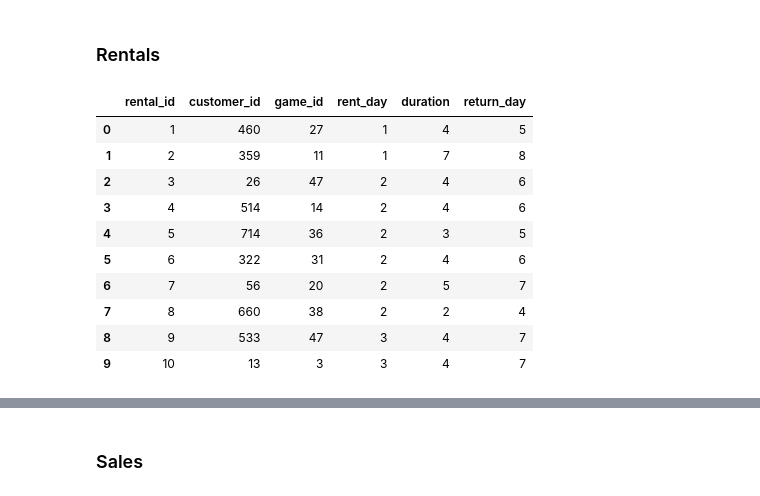
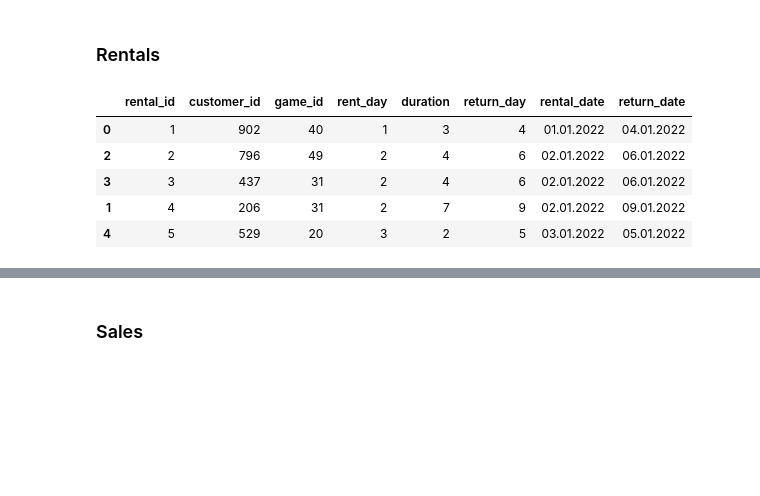
Before and after one commit to maggszy/Geeks-Dragons, a Jupyter notebook: generating.ipynb, the cells around one changed output, grey strips where cells are left out. Drawn from its saved outputs; the diff is of its cells as text; code cells hidden in the pictures; blank space fills up the shorter version.

```diff
--- a/generating.ipynb
+++ b/generating.ipynb
@@ -30,6 +11,6 @@ games_df.head()
 # %%
 GAMES_AMOUNT = 50
 CUSTOMERS_AMOUNT = 1000
-EMPLOYEES_AMOUNT = 4
+EMPLOYEES_AMOUNT = 6
 YEAR = 2022
 PRICE_FOR_DAY = 10
@@ -36,2 +19,22 @@ PRICE_FOR_DAY = 10
+# %%
+def generate_list_with_occurrences(numbers, occurrences):
+    result = [number  for number, occurrence in zip(numbers, occurrences) for _ in range(occurrence)]
+    return result
+
+def generate_date_from_day_number(row):
+    return datetime.datetime.strptime(str(YEAR) + "-" + str(row["rent_day"]), "%Y-%j").strftime("%d.%m.%Y")
+
+def generate_return_date(row):
+    rental_date = datetime.datetime.strptime(row["rental_date"], "%d.%m.%Y")
+    return_date = rental_date  + datetime.timedelta(days = row["duration"] ) # maksymalnie tydzien
+    return  return_date.strftime("%d.%m.%Y") if return_date.year == rental_date.year else None
+
+def generate_employee_id(year_day):
+    if year_day % 3 == 0:
+        return random.randint(1,2)
+    elif year_day % 3 == 1:
+        return random.randint(1,2)
+    elif year_day % 3 == 2:
+        return random.randint(5,6)
 # %% [markdown]
 ### GAMES
@@ -81,7 +102,7 @@ birth_dates = [fake.date_between(start_date = "-50y", end_date = "-20y").strftim
 customers_tbl["birth_date"] = birth_dates
 # %%
 def generate_email(row):
-    return row["first_name"].lower()+"."+ row["last_name"].lower() + "@mail.com"
+    return row["first_name"].lower()+"."+ row["last_name"].lower() + str(np.random.randint(0,1000))+ "@mail.com"
 # %%
 customers_tbl["email"] = customers_tbl.apply(lambda row: generate_email(row), axis=1)
 # %%
@@ -215,26 +228,18 @@ rentals_tbl["game_id"] = random.choices(range(1,GAMES_AMOUNT+1), k = np.sum(rent
 rentals_tbl["rent_day"]= generate_list_with_occurrences(day_of_year, rent_daily)
 rentals_tbl["duration"] = np.random.poisson(3, rentals_tbl.shape[0]) + 1
 rentals_tbl["return_day"] = rentals_tbl["rent_day"] + rentals_tbl["duration"]
-#rentals_tbl["rental_date"] = rentals_tbl.apply(lambda row: generate_date_from_day_number(row), axis=1)
-#rentals_tbl["return_date"] = rentals_tbl.apply(lambda row: generate_return_date(row), axis=1)
-
-#rentals_tbl["duration"] = rentals_tbl.apply(lambda row: rental_duration(row), axis=1)
-#rentals_tbl = rentals_tbl.drop("day_num", axis = 1)
-rentals_tbl.sort_values(by = ["rent_day", "return_day"])
+rentals_tbl = rentals_tbl.sort_values(by = ["rent_day", "return_day"])
+rentals_tbl["rental_date"] = rentals_tbl.apply(lambda row: generate_date_from_day_number(row), axis=1)
+rentals_tbl["return_date"] = rentals_tbl.apply(lambda row: generate_return_date(row), axis=1)
 rentals_tbl.insert(0, "rental_id", np.arange(1, rentals_tbl.shape[0]+1))
 # %%
-rentals_tbl.head(10)
+rentals_tbl.head()
 # %% [output]
-|  | rental_id | customer_id | game_id | rent_day | duration | return_day |
-| 0 | 1 | 460 | 27 | 1 | 4 | 5 |
-| 1 | 2 | 359 | 11 | 1 | 7 | 8 |
-| 2 | 3 | 26 | 47 | 2 | 4 | 6 |
-| 3 | 4 | 514 | 14 | 2 | 4 | 6 |
-| 4 | 5 | 714 | 36 | 2 | 3 | 5 |
-| 5 | 6 | 322 | 31 | 2 | 4 | 6 |
-| 6 | 7 | 56 | 20 | 2 | 5 | 7 |
-| 7 | 8 | 660 | 38 | 2 | 2 | 4 |
-| 8 | 9 | 533 | 47 | 3 | 4 | 7 |
-| 9 | 10 | 13 | 3 | 3 | 4 | 7 |
+|  | rental_id | customer_id | game_id | rent_day | duration | return_day | rental_date | return_date |
+| 0 | 1 | 902 | 40 | 1 | 3 | 4 | 01.01.2022 | 04.01.2022 |
+| 2 | 2 | 796 | 49 | 2 | 4 | 6 | 02.01.2022 | 06.01.2022 |
+| 3 | 3 | 437 | 31 | 2 | 4 | 6 | 02.01.2022 | 06.01.2022 |
+| 1 | 4 | 206 | 31 | 2 | 7 | 9 | 02.01.2022 | 09.01.2022 |
+| 4 | 5 | 529 | 20 | 3 | 2 | 5 | 03.01.2022 | 05.01.2022 |
 # %%
 rentals_tbl["inventory_id"] = np.repeat(None, rentals_tbl.shape[0])
```
Also changed, not shown: parts of 32 cells of this notebook, 3 other files.
